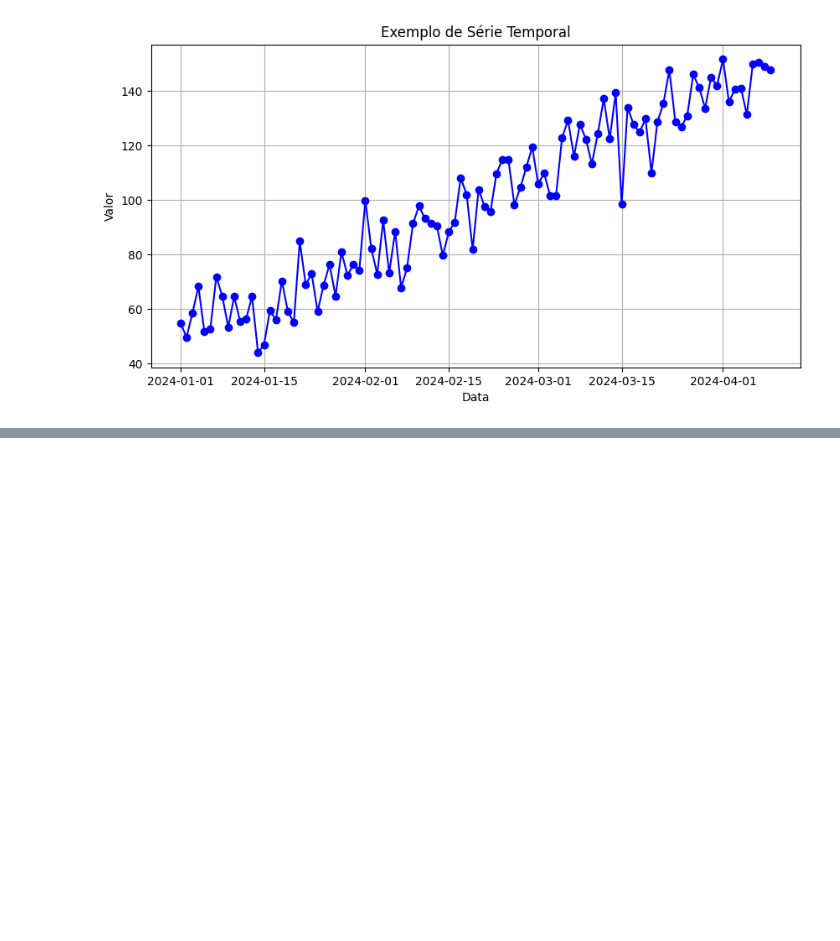
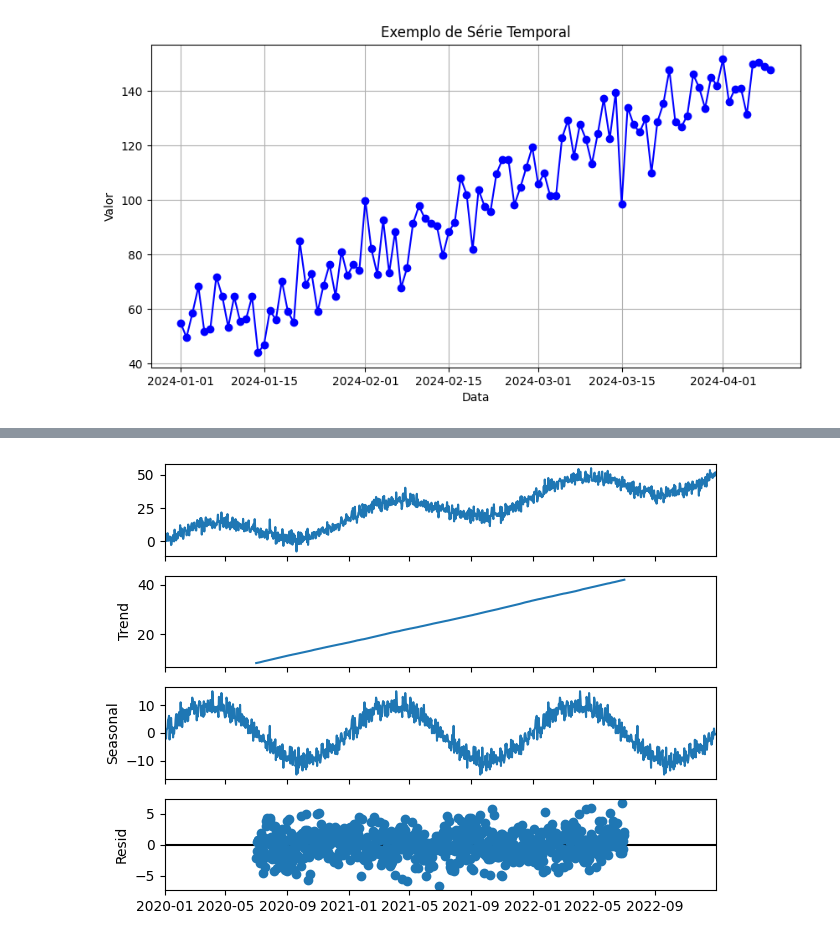
Before and after one commit to gustavocoderjs/An-lise-de-Dados-, a Jupyter notebook: Notebooks/series-temporais.ipynb, the cells around one changed output, grey strips where cells are left out. Cells and saved outputs as stored; diff of their text form; code cells hidden in the pictures; blank space fills up the shorter version.

```diff
--- a/Notebooks/series-temporais.ipynb
+++ b/Notebooks/series-temporais.ipynb
@@ -23,0 +50,7 @@ plt.show()
+# %%
+# Decompondo a série em seus componentes
+result = seasonal_decompose(ts, model='additive', period=365)
+result.plot()
+plt.show()
+# %% [output]
+[figure, added]
```
Also changed, not shown: parts of 5 cells of this notebook.
